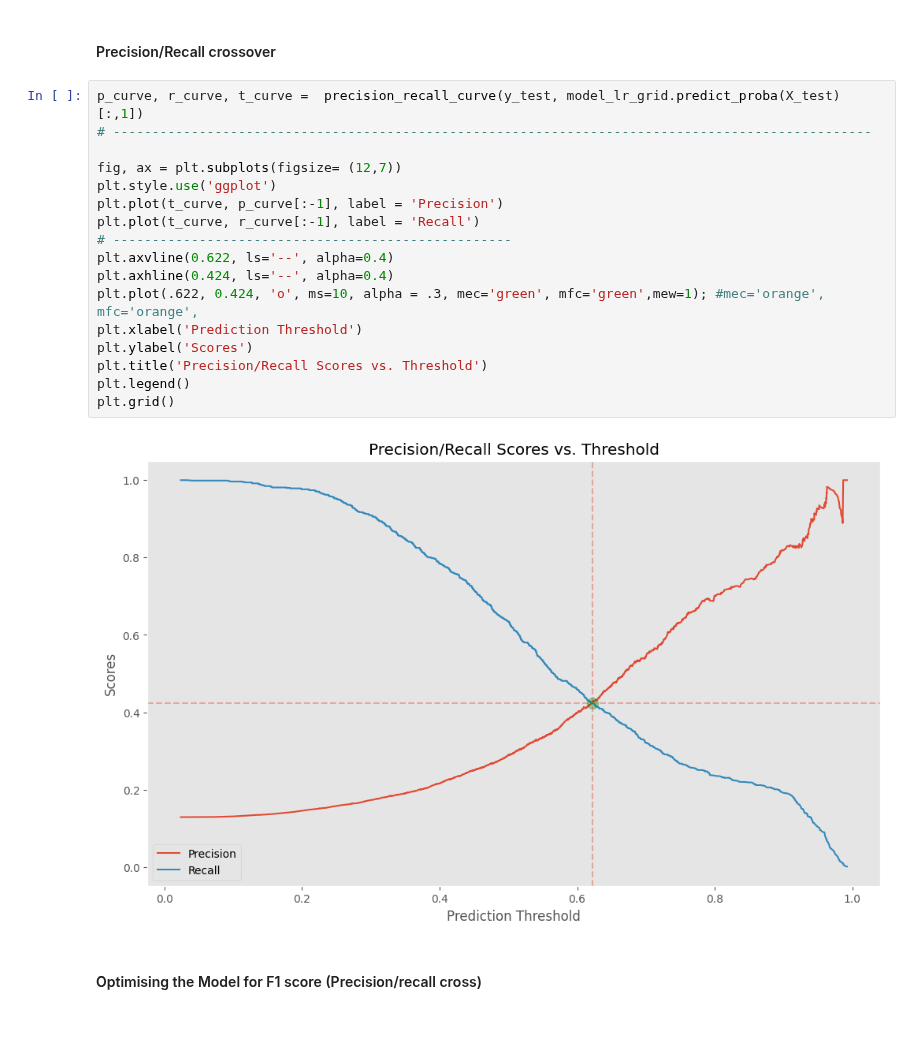
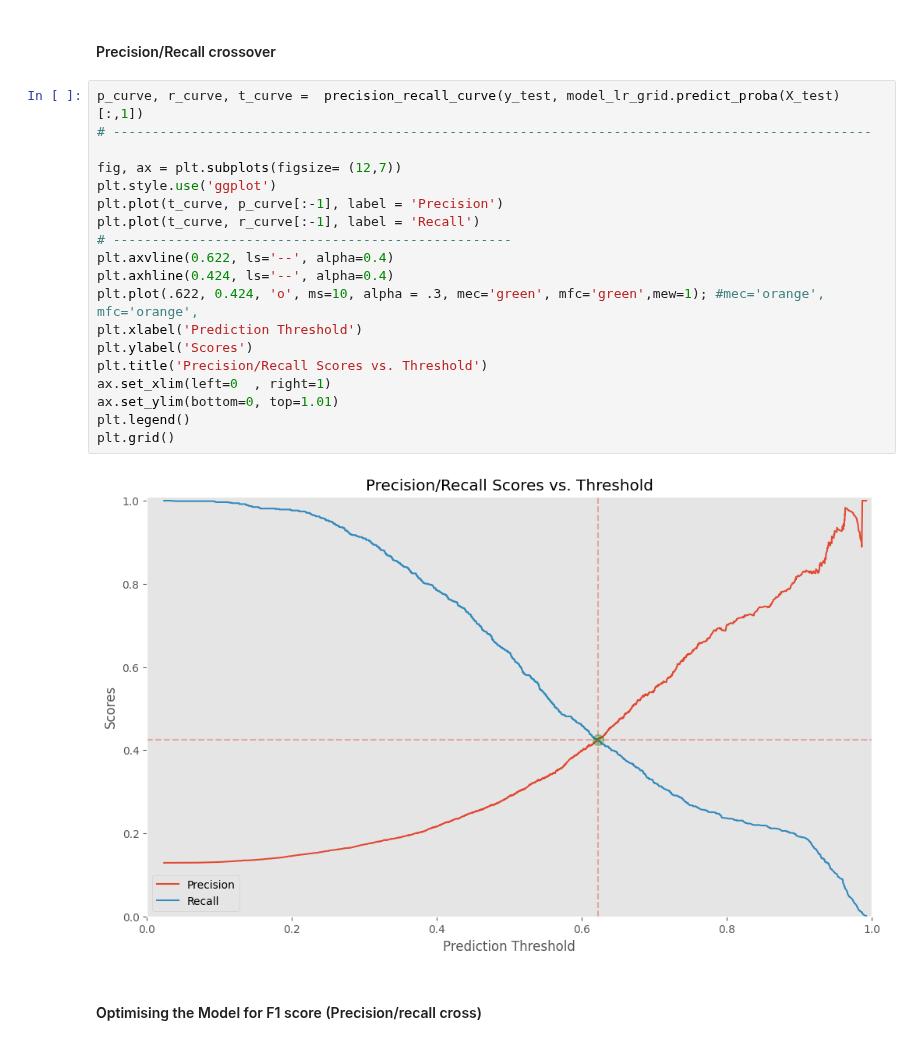
Before and after one commit to Joe-ElM/Used-Cars-Sales, a Jupyter notebook: Notebooks/4. LR Model.ipynb, the cells around one changed output. Drawn from its saved outputs; the diff is of its cells as text.

```diff
--- a/Notebooks/4. LR Model.ipynb
+++ b/Notebooks/4. LR Model.ipynb
@@ -290,22 +290,24 @@ Scoring of Logistic Regression Classifier with 62.2% Threshold
 # %%
 p_curve, r_curve, t_curve =  precision_recall_curve(y_test, model_lr_grid.predict_proba(X_test)[:,1])
 # -------------------------------------------------------------------------------------------------
 
 fig, ax = plt.subplots(figsize= (12,7))
 plt.style.use('ggplot')
 plt.plot(t_curve, p_curve[:-1], label = 'Precision')
 plt.plot(t_curve, r_curve[:-1], label = 'Recall')
 # ---------------------------------------------------
 plt.axvline(0.622, ls='--', alpha=0.4)
 plt.axhline(0.424, ls='--', alpha=0.4)
 plt.plot(.622, 0.424, 'o', ms=10, alpha = .3, mec='green', mfc='green',mew=1); #mec='orange', mfc='orange',
 plt.xlabel('Prediction Threshold')
 plt.ylabel('Scores')
 plt.title('Precision/Recall Scores vs. Threshold')
+ax.set_xlim(left=0  , right=1)
+ax.set_ylim(bottom=0, top=1.01)
 plt.legend()
 plt.grid()
 # %% [output]
-[figure, old version]
+[figure, new version]
 # %% [markdown]
 #### Optimising the Model for F1 score (Precision/recall cross)
 # %%
```
Also changed, not shown: parts of 1 cell of this notebook.
